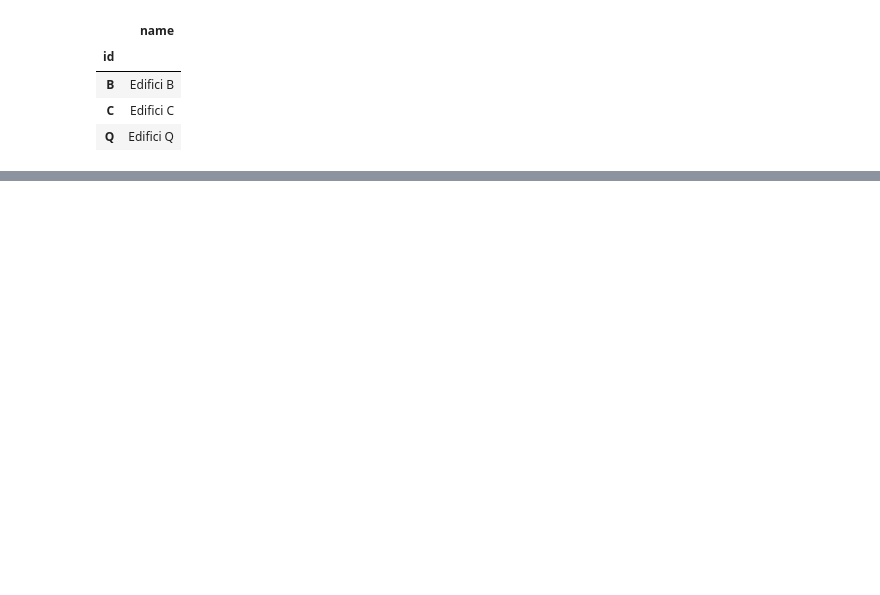
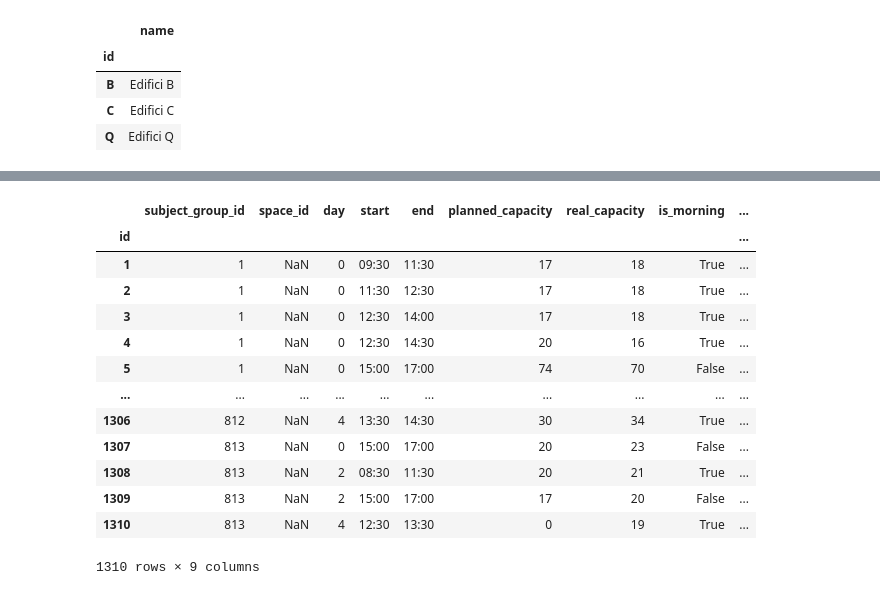
Before and after one commit to xavi-burgos99/optimitzuab, a Jupyter notebook: notebooks/refactor.ipynb, the cells around one changed output, grey strips where cells are left out. Saved outputs shown, nothing was run; the diff lists cells and outputs as text; code cells hidden in the pictures; blank space fills up the shorter version.

```diff
--- a/notebooks/refactor.ipynb
+++ b/notebooks/refactor.ipynb
@@ -89,0 +179,61 @@ grade_ids
+# %%
+# Create a new "subject_group" csv file with the columns "id", "subject_group_id", "space_id", "day", "start", "end", "planned_capacity", "real_capacity", "is_morning"
+subject_group_sessions = pd.DataFrame(columns=['id', 'subject_group_id', 'space_id', 'day', 'start', 'end', 'planned_capacity', 'real_capacity', 'is_morning'])
+
+# Add the values "id", "subject_group_id", "year", "planned_capacity", "real_capacity", "hours" and "is_morning" to the columns
+subject_group_sessions['subject_group_id'] = calendar_group['ID_COD_GRUPO']
+subject_group_sessions['day'] = calendar_group['ID_FECHA_GRUPO']
+subject_group_sessions['start'] = calendar_group['ID_HORA_INICIO']
+subject_group_sessions['end'] = calendar_group['ID_HORA_FIN']
+subject_group_sessions['planned_capacity'] = calendar_group['IND_ALUMNOS_GRUPO_PREV']
+subject_group_sessions['real_capacity'] = calendar_group['IND_ALUMNOS_GRUPO_REAL']
+subject_group_sessions['is_morning'] = calendar_group['ID_HORA_INICIO'].astype(int) < 1430
+
+# Convert day to a date format to extract the day of the week (0-7)
+subject_group_sessions['day'] = pd.to_datetime(subject_group_sessions['day'], format='%Y-%m-%d')
+subject_group_sessions['day'] = subject_group_sessions['day'].dt.dayofweek
+
+# Convert the start and end to a time format (from 930 to 9:30)
+subject_group_sessions['start'] = subject_group_sessions['start'].astype(str)
+subject_group_sessions['end'] = subject_group_sessions['end'].astype(str)
+subject_group_sessions['start'] = subject_group_sessions['start'].str.zfill(4)
+subject_group_sessions['end'] = subject_group_sessions['end'].str.zfill(4)
+subject_group_sessions['start'] = subject_group_sessions['start'].str[:2] + ':' + subject_group_sessions['start'].str[2:]
+subject_group_sessions['end'] = subject_group_sessions['end'].str[:2] + ':' + subject_group_sessions['end'].str[2:]
+
+# Create duration (in seconds) for each session
+subject_group_sessions['start_date'] = pd.to_datetime(subject_group_sessions['start'], format='%H:%M')
+subject_group_sessions['end_date'] = pd.to_datetime(subject_group_sessions['end'], format='%H:%M')
+subject_group_sessions['duration'] = (subject_group_sessions['end_date'] - subject_group_sessions['start_date']).dt.total_seconds().astype(int)
+
+# Remove the columns "start_date" and "end_date"
+subject_group_sessions = subject_group_sessions.drop(columns=['start_date', 'end_date'])
+
+# Remove the duplicates
+subject_group_sessions = subject_group_sessions.drop_duplicates()
+
+# Sort the values by the column "subject_group_id", "day", "start" and "end"
+subject_group_sessions = subject_group_sessions.sort_values(by=['subject_group_id', 'day', 'start', 'end'])
+
+# Add "id" to the columns (autoincremental)
+subject_group_sessions['id'] = range(1, len(subject_group_sessions) + 1)
+
+# Change the index to the column "id"
+subject_group_sessions = subject_group_sessions.set_index('id')
+
+subject_group_sessions
+# %% [output]
+|  | subject_group_id | space_id | day | start | end | planned_capacity | real_capacity | is_morning | ... |
+| id |  |  |  |  |  |  |  |  | ... |
+| 1 | 1 | NaN | 0 | 09:30 | 11:30 | 17 | 18 | True | ... |
+| 2 | 1 | NaN | 0 | 11:30 | 12:30 | 17 | 18 | True | ... |
+| 3 | 1 | NaN | 0 | 12:30 | 14:00 | 17 | 18 | True | ... |
+| 4 | 1 | NaN | 0 | 12:30 | 14:30 | 20 | 16 | True | ... |
+| 5 | 1 | NaN | 0 | 15:00 | 17:00 | 74 | 70 | False | ... |
+| ... | ... | ... | ... | ... | ... | ... | ... | ... | ... |
+| 1306 | 812 | NaN | 4 | 13:30 | 14:30 | 30 | 34 | True | ... |
+| 1307 | 813 | NaN | 0 | 15:00 | 17:00 | 20 | 23 | False | ... |
+| 1308 | 813 | NaN | 2 | 08:30 | 11:30 | 20 | 21 | True | ... |
+| 1309 | 813 | NaN | 2 | 15:00 | 17:00 | 17 | 20 | False | ... |
+| 1310 | 813 | NaN | 4 | 12:30 | 13:30 | 0 | 19 | True | ... |
+1310 rows × 9 columns
```
Also changed, not shown: parts of 7 cells of this notebook, 1 other file.
